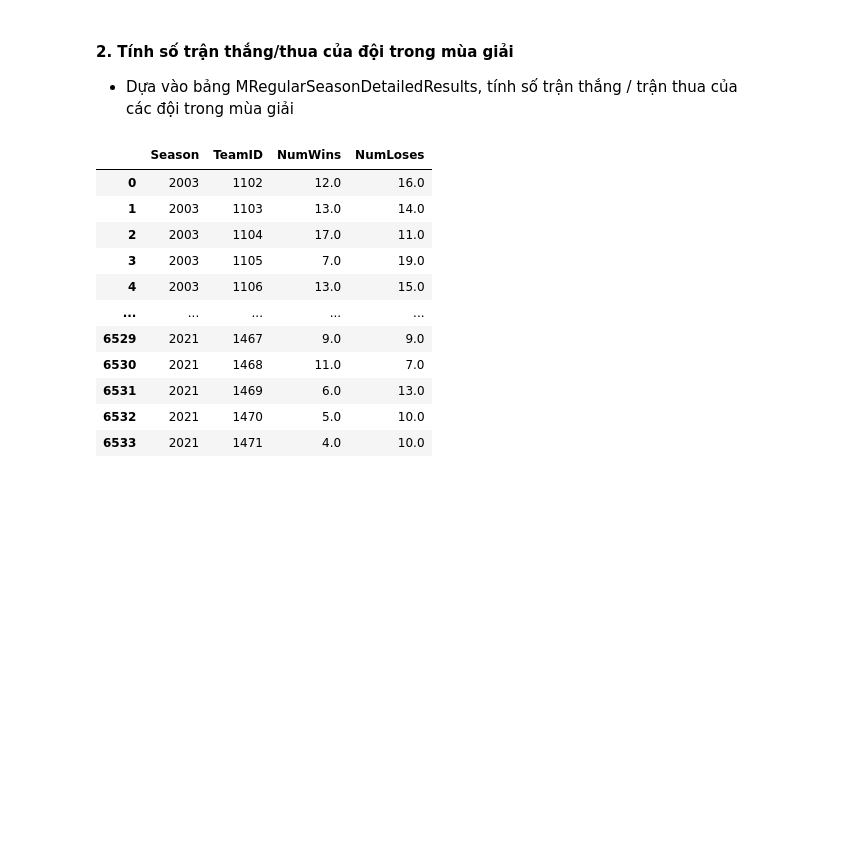
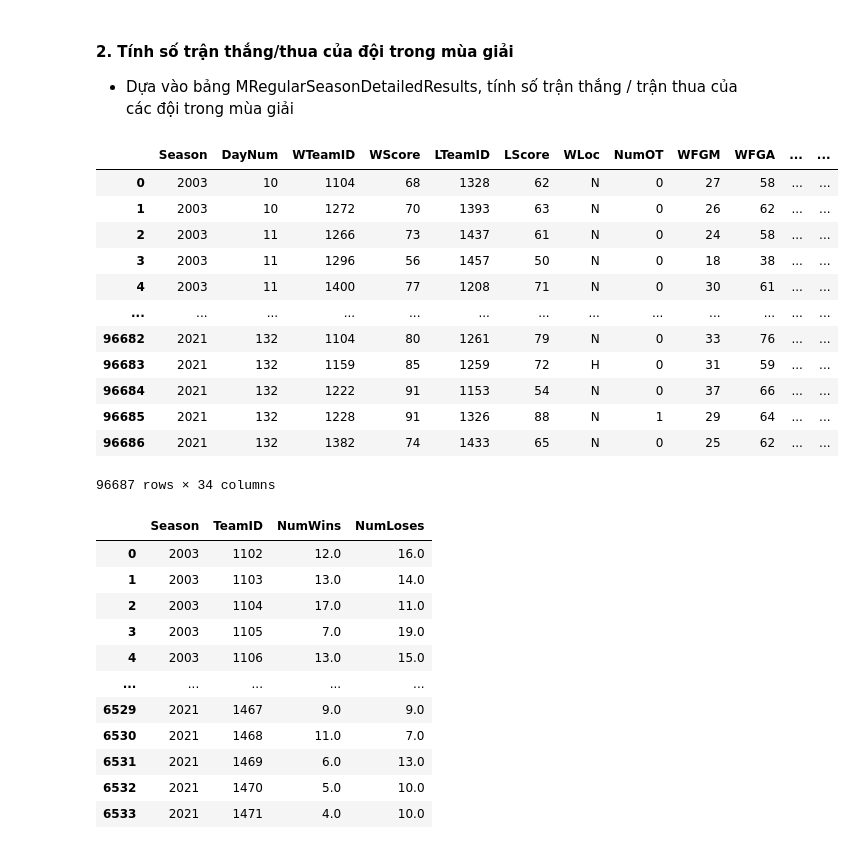
Before and after one commit to templarassVN/Team-3---KHDLUD---K18, a Jupyter notebook: NCAAM-2021.ipynb, the cells around one changed output. Cells and saved outputs as stored; diff of their text form; code cells hidden in the pictures; blank space fills up the shorter version.

```diff
--- a/NCAAM-2021.ipynb
+++ b/NCAAM-2021.ipynb
@@ -365,6 +365,22 @@ ordinals
 # %% [markdown]
 #### 2. Tính số trận thắng/thua của đội trong mùa giải
 - Dựa vào bảng MRegularSeasonDetailedResults, tính số trận thắng / trận thua của các đội trong mùa giải
+# %%
+regular_results
+# %% [output]
+|  | Season | DayNum | WTeamID | WScore | LTeamID | LScore | WLoc | NumOT | WFGM | WFGA | ... | ... |
+| 0 | 2003 | 10 | 1104 | 68 | 1328 | 62 | N | 0 | 27 | 58 | ... | ... |
+| 1 | 2003 | 10 | 1272 | 70 | 1393 | 63 | N | 0 | 26 | 62 | ... | ... |
+| 2 | 2003 | 11 | 1266 | 73 | 1437 | 61 | N | 0 | 24 | 58 | ... | ... |
+| 3 | 2003 | 11 | 1296 | 56 | 1457 | 50 | N | 0 | 18 | 38 | ... | ... |
+| 4 | 2003 | 11 | 1400 | 77 | 1208 | 71 | N | 0 | 30 | 61 | ... | ... |
+| ... | ... | ... | ... | ... | ... | ... | ... | ... | ... | ... | ... | ... |
+| 96682 | 2021 | 132 | 1104 | 80 | 1261 | 79 | N | 0 | 33 | 76 | ... | ... |
+| 96683 | 2021 | 132 | 1159 | 85 | 1259 | 72 | H | 0 | 31 | 59 | ... | ... |
+| 96684 | 2021 | 132 | 1222 | 91 | 1153 | 54 | N | 0 | 37 | 66 | ... | ... |
+| 96685 | 2021 | 132 | 1228 | 91 | 1326 | 88 | N | 1 | 29 | 64 | ... | ... |
+| 96686 | 2021 | 132 | 1382 | 74 | 1433 | 65 | N | 0 | 25 | 62 | ... | ... |
+96687 rows × 34 columns
 # %%
 # Đếm số tận thắng
 num_win = regular_results.groupby(['Season', 'WTeamID']).count()
```
Also changed, not shown: parts of 19 cells of this notebook, 1 other file.
